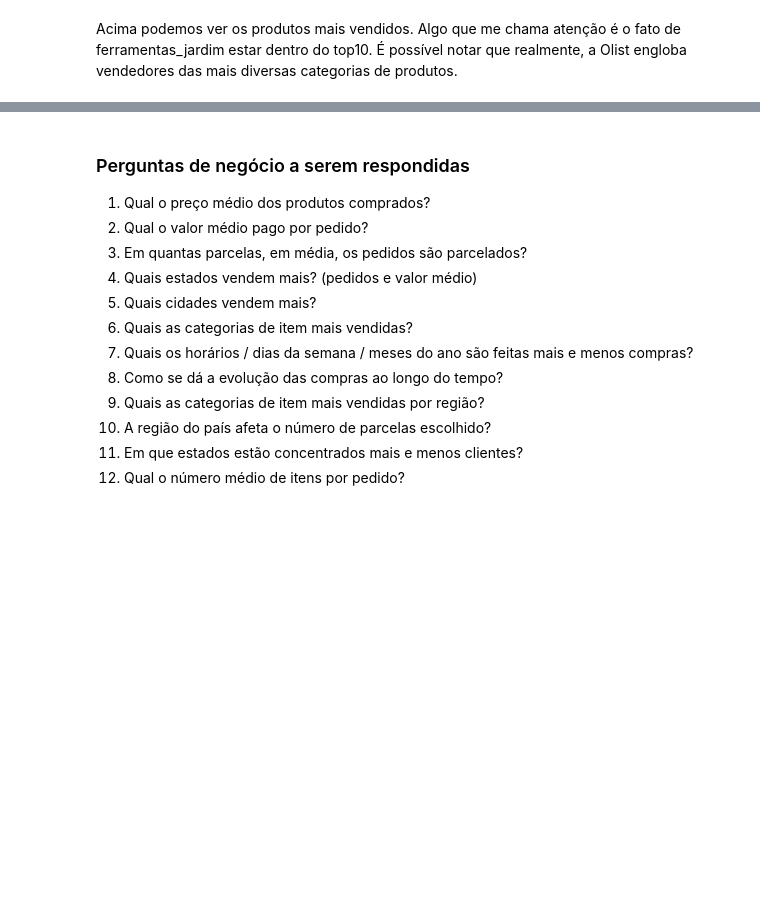
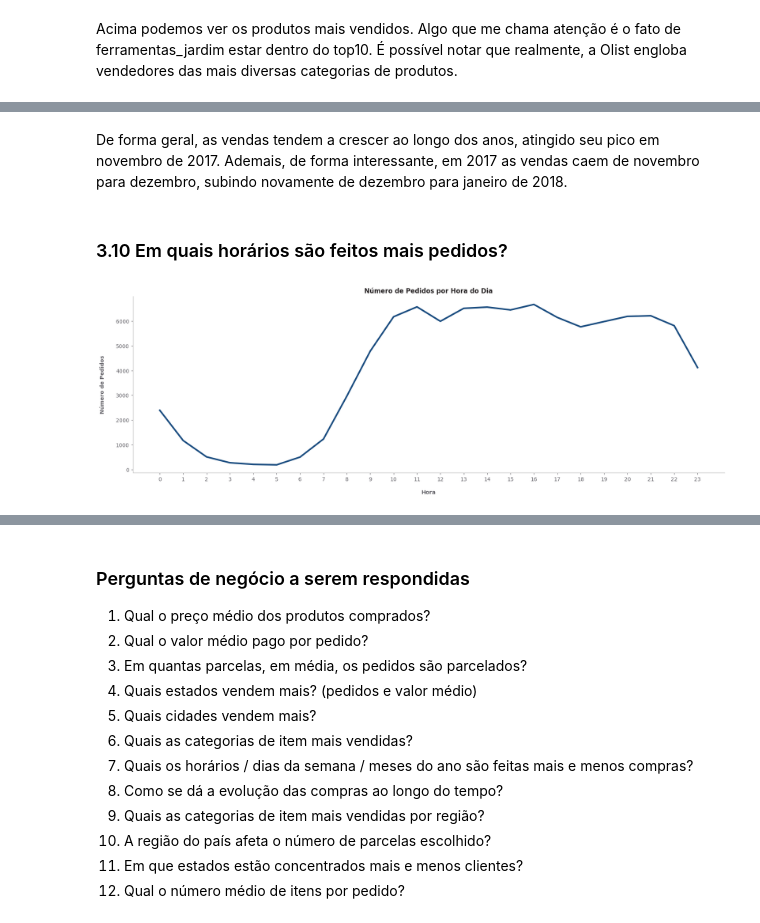
Before and after one commit to allmeidaapedro/Olist-Analysis, a Jupyter notebook: eda.ipynb, the cells around one changed output, grey strips where cells are left out. Cells and saved outputs as stored; diff of their text form; code cells hidden in the pictures; blank space fills up the shorter version.

```diff
--- a/eda.ipynb
+++ b/eda.ipynb
@@ -636,0 +657,23 @@ Acima podemos ver os produtos mais vendidos. Algo que me chama atenção é o fa
+# %% [markdown]
+De forma geral, as vendas tendem a crescer ao longo dos anos, atingido seu pico em novembro de 2017. Ademais, de forma interessante, em 2017 as vendas caem de novembro para dezembro, subindo novamente de dezembro para janeiro de 2018.
+# %% [markdown]
+### 3.10 Em quais horários são feitos mais pedidos?
+# %%
+order_data['hour'] = order_data['order_purchase_timestamp'].dt.hour
+orders_hourly = order_data.groupby(['hour'])[['order_id']].count().rename(columns={'order_id': 'orders'}).sort_values(by=['hour'], ascending=True).reset_index()
+
+fig, ax = plt.subplots(figsize=(20, 6))
+
+ax.set_title('Número de Pedidos por Hora do Dia', color=CINZA1, fontweight='bold')
+ax.plot(orders_hourly['hour'], orders_hourly['orders'], color=AZUL1, linewidth=3)
+ax.set_xlabel('Hora', labelpad=15, color=CINZA4, fontweight='bold')
+ax.set_ylabel('Número de Pedidos', labelpad=20, color=CINZA4, fontweight='bold')
+ax.set_xticks(ticks=orders_hourly['hour'], labels=orders_hourly['hour'], color=CINZA1)
+ax.tick_params(axis='y', colors=CINZA4)
+ax.tick_params(axis='x', colors=CINZA4)
+ax.spines['right'].set_visible(False)
+ax.spines['top'].set_visible(False)
+ax.spines['left'].set_color(CINZA9)
+ax.spines['bottom'].set_color(CINZA9)
+# %% [output]
+[figure, added]
```
Also changed, not shown: parts of 20 cells of this notebook.
